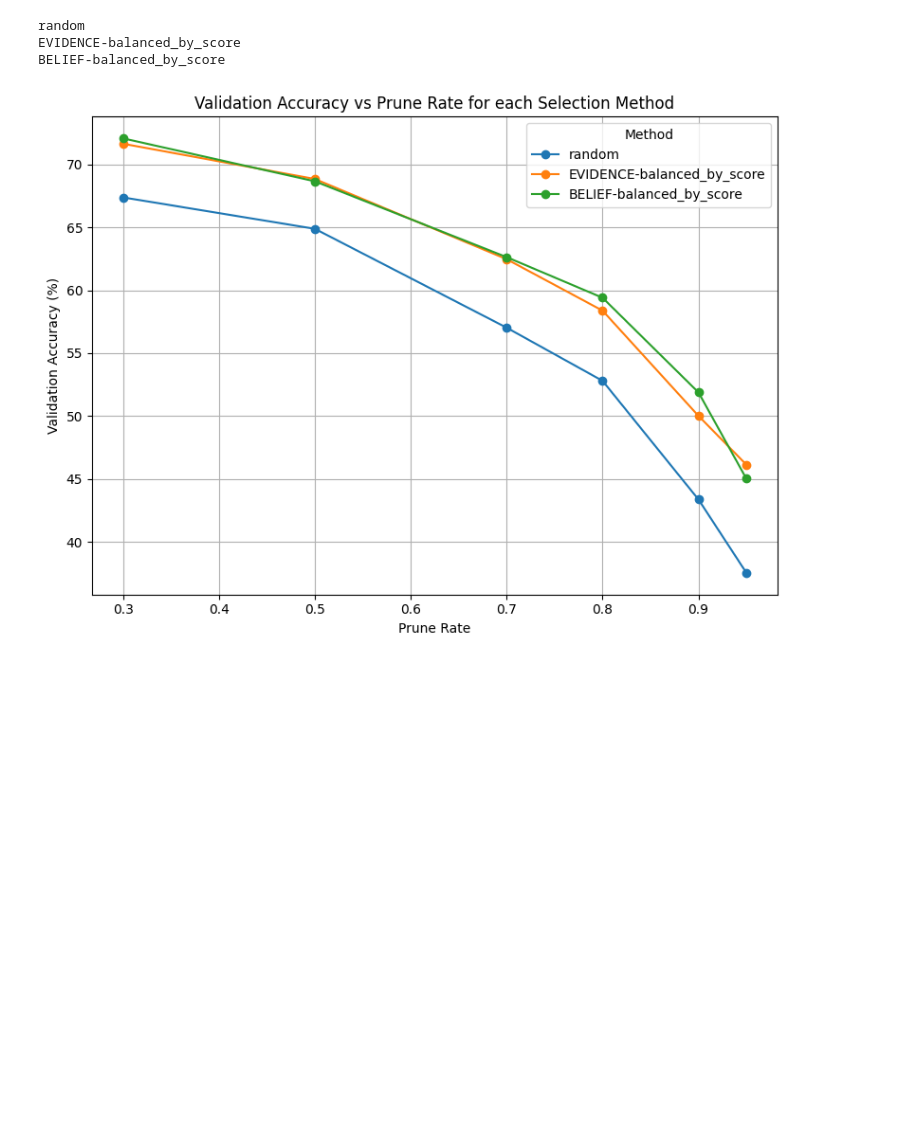
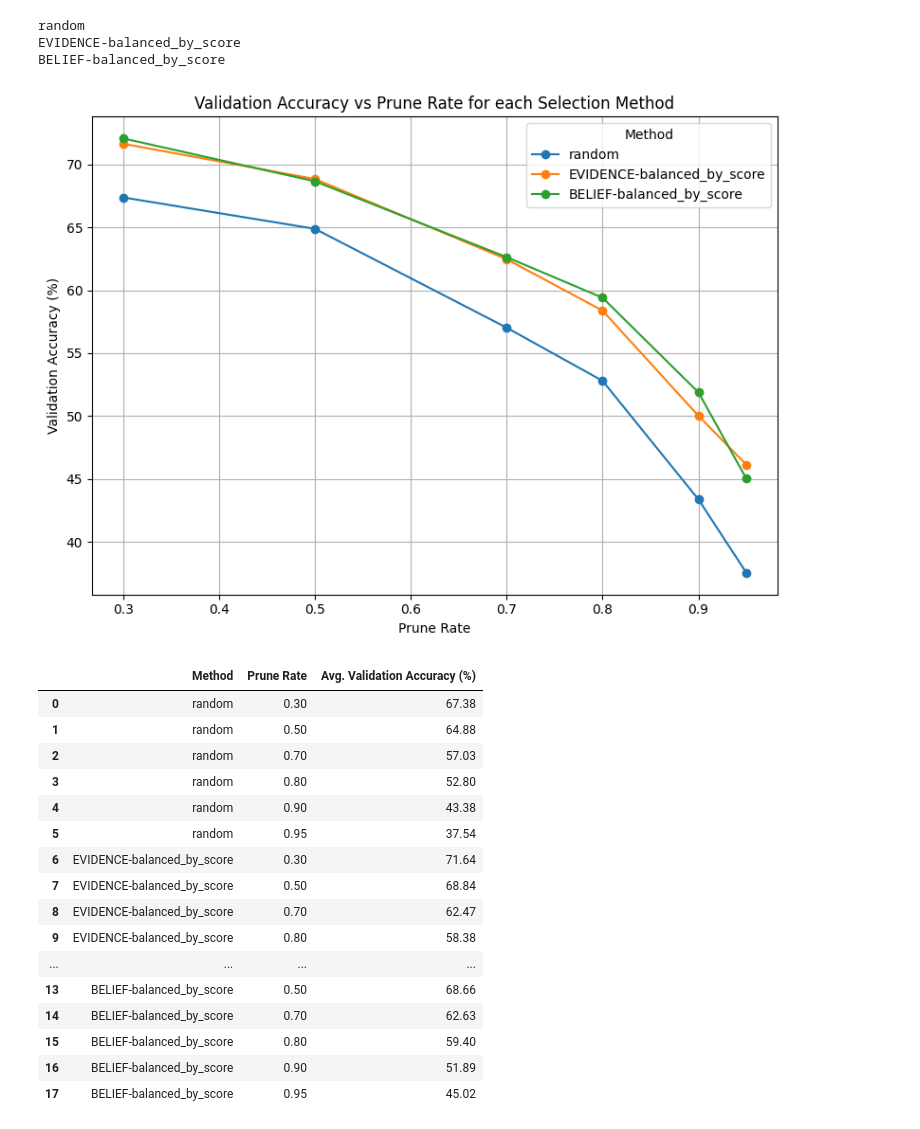
Before and after one commit to ZeyuDeng36/bachelor-project, a Jupyter notebook: Results.ipynb, the cells around one changed output. Saved outputs shown, nothing was run; the diff lists cells and outputs as text; code cells hidden in the pictures; blank space fills up the shorter version.

```diff
--- a/Results.ipynb
+++ b/Results.ipynb
@@ -3,7 +3,8 @@ import re
 from collections import defaultdict
 import matplotlib.pyplot as plt
 import numpy as np
-
+from IPython.display import display
+import pandas as pd
 # Sample experiment log lines as a multi-line string
 log_data = """
 MODEL:resnet18_CIFAR10_E1_1 , Train Loss: 0.0811, Train Accuracy: 91.66, Validation Loss: 0.8463, Validation Accuracy: 75.14%
@@ -159,30 +160,58 @@ for line in log_data.splitlines():
 # Average the validation accuracy for each method-prune rate grouping.
 avg_results = {}
 for method, pr_data in results.items():
     print(method)
     avg_results[method] = {}
     for p_rate, accs in pr_data.items():
         avg_results[method][p_rate] = np.mean(accs)
 
 # Plotting
 plt.figure(figsize=(8, 6))
 
 for method, pr_data in avg_results.items():
     # Get sorted lists for x and y
     sorted_items = sorted(pr_data.items())
     x_vals = [item[0] for item in sorted_items]
     y_vals = [item[1] for item in sorted_items]
     plt.plot(x_vals, y_vals, marker='o', label=method)
 
 plt.xlabel("Prune Rate")
 plt.ylabel("Validation Accuracy (%)")
 plt.title("Validation Accuracy vs Prune Rate for each Selection Method")
 plt.legend(title="Method")
 plt.grid(True)
 plt.tight_layout()
 plt.show()
+table_data = []
+for method, pr_data in avg_results.items():
+    for prune_rate, acc in pr_data.items():
+        table_data.append({
+            'Method': method,
+            'Prune Rate': prune_rate,
+            'Avg. Validation Accuracy (%)': round(acc, 2)
+        })
+
+df = pd.DataFrame(table_data)
+display(df)
 # %% [output]
 random
 EVIDENCE-balanced_by_score
 BELIEF-balanced_by_score
 [figure]
+|  | Method | Prune Rate | Avg. Validation Accuracy (%) |
+| 0 | random | 0.30 | 67.38 |
+| 1 | random | 0.50 | 64.88 |
+| 2 | random | 0.70 | 57.03 |
+| 3 | random | 0.80 | 52.80 |
+| 4 | random | 0.90 | 43.38 |
+| 5 | random | 0.95 | 37.54 |
+| 6 | EVIDENCE-balanced_by_score | 0.30 | 71.64 |
+| 7 | EVIDENCE-balanced_by_score | 0.50 | 68.84 |
+| 8 | EVIDENCE-balanced_by_score | 0.70 | 62.47 |
+| 9 | EVIDENCE-balanced_by_score | 0.80 | 58.38 |
+| ... | ... | ... | ... |
+| 13 | BELIEF-balanced_by_score | 0.50 | 68.66 |
+| 14 | BELIEF-balanced_by_score | 0.70 | 62.63 |
+| 15 | BELIEF-balanced_by_score | 0.80 | 59.40 |
+| 16 | BELIEF-balanced_by_score | 0.90 | 51.89 |
+| 17 | BELIEF-balanced_by_score | 0.95 | 45.02 |
```
Also changed, not shown: 6 other files.
